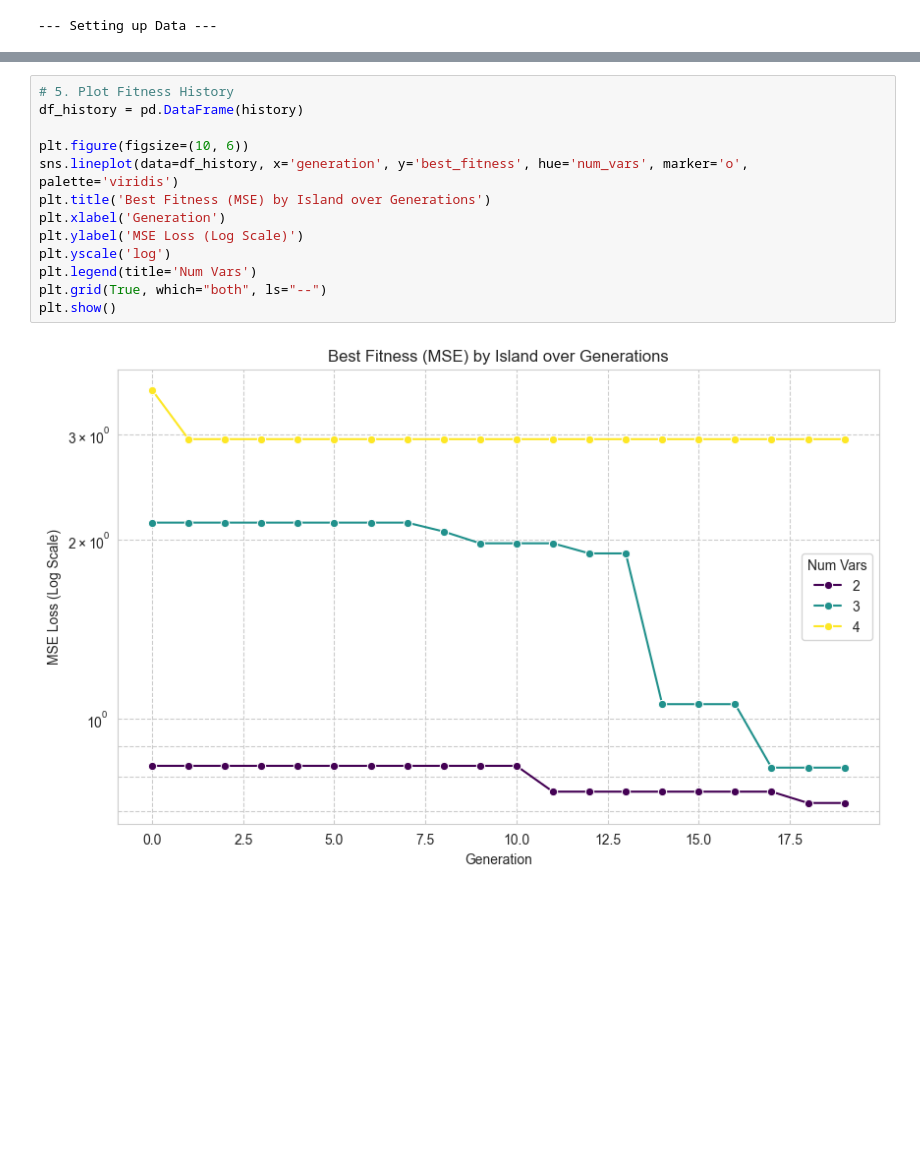
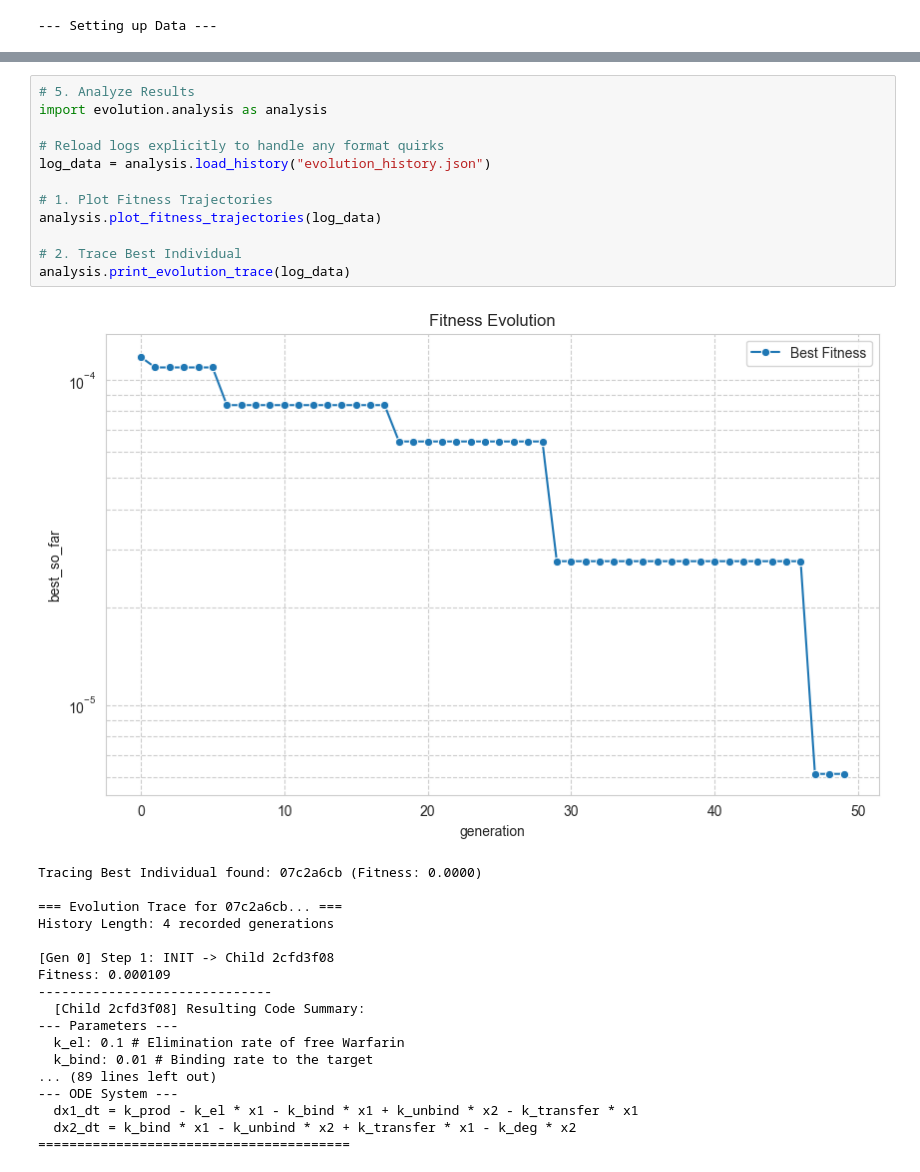
Before and after one commit to BenjaminisCoding/ICML26, a Jupyter notebook: evolution_visualization.ipynb, the cells around one changed output, grey strips where cells are left out. Saved outputs shown, nothing was run; the diff lists cells and outputs as text; blank space fills up the shorter version.

```diff
--- a/evolution_visualization.ipynb
+++ b/evolution_visualization.ipynb
@@ -120,15 +152,31 @@ ValueError: probabilities contain NaN
-# %%
-# 5. Plot Fitness History
-df_history = pd.DataFrame(history)
-
-plt.figure(figsize=(10, 6))
-sns.lineplot(data=df_history, x='generation', y='best_fitness', hue='num_vars', marker='o', palette='viridis')
-plt.title('Best Fitness (MSE) by Island over Generations')
-plt.xlabel('Generation')
-plt.ylabel('MSE Loss (Log Scale)')
-plt.yscale('log')
-plt.legend(title='Num Vars')
-plt.grid(True, which="both", ls="--")
-plt.show()
-# %% [output]
-[figure, removed]
+# %%
+# 5. Analyze Results
+import evolution.analysis as analysis
+
+# Reload logs explicitly to handle any format quirks
+log_data = analysis.load_history("evolution_history.json")
+
+# 1. Plot Fitness Trajectories
+analysis.plot_fitness_trajectories(log_data)
+
+# 2. Trace Best Individual
+analysis.print_evolution_trace(log_data)
+# %% [output]
+[figure, added]
+Tracing Best Individual found: 07c2a6cb (Fitness: 0.0000)
+
+=== Evolution Trace for 07c2a6cb... ===
+History Length: 4 recorded generations
+
+[Gen 0] Step 1: INIT -> Child 2cfd3f08
+Fitness: 0.000109
+------------------------------
+  [Child 2cfd3f08] Resulting Code Summary:
+--- Parameters ---
+  k_el: 0.1 # Elimination rate of free Warfarin
+  k_bind: 0.01 # Binding rate to the target
+... (89 lines left out)
+--- ODE System ---
+  dx1_dt = k_prod - k_el * x1 - k_bind * x1 + k_unbind * x2 - k_transfer * x1
+  dx2_dt = k_bind * x1 - k_unbind * x2 + k_transfer * x1 - k_deg * x2
+========================================
```
Also changed, not shown: parts of 11 cells of this notebook, 6 other files.
